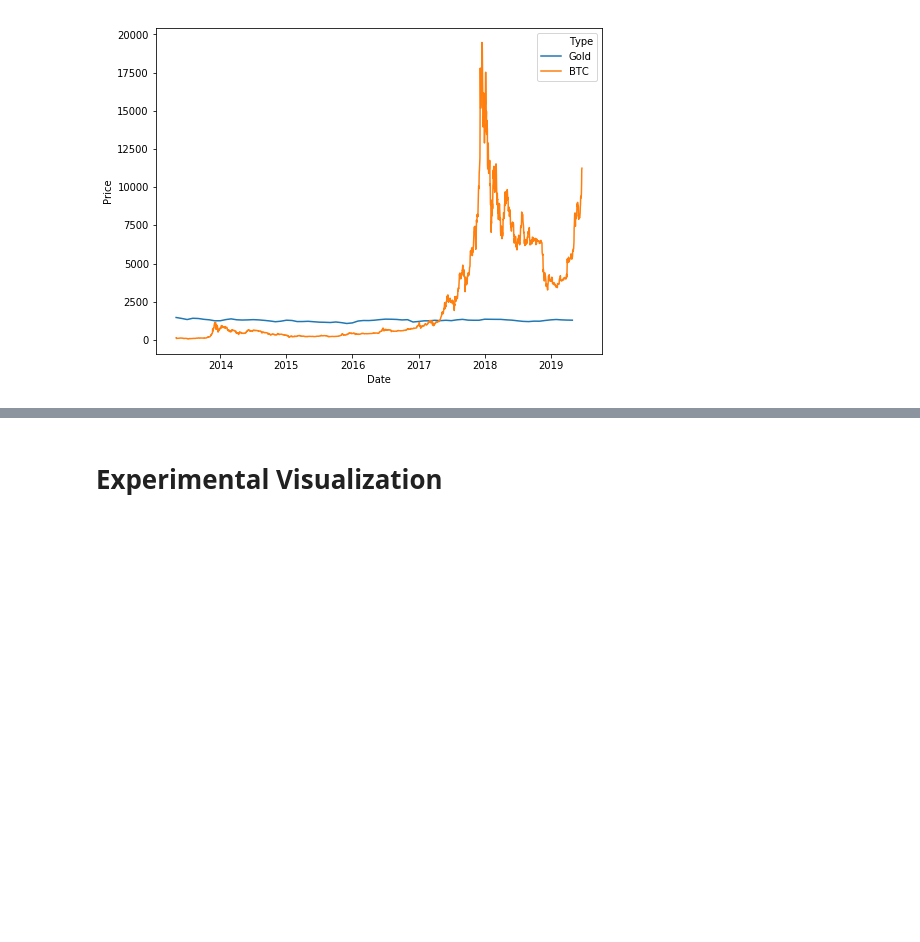
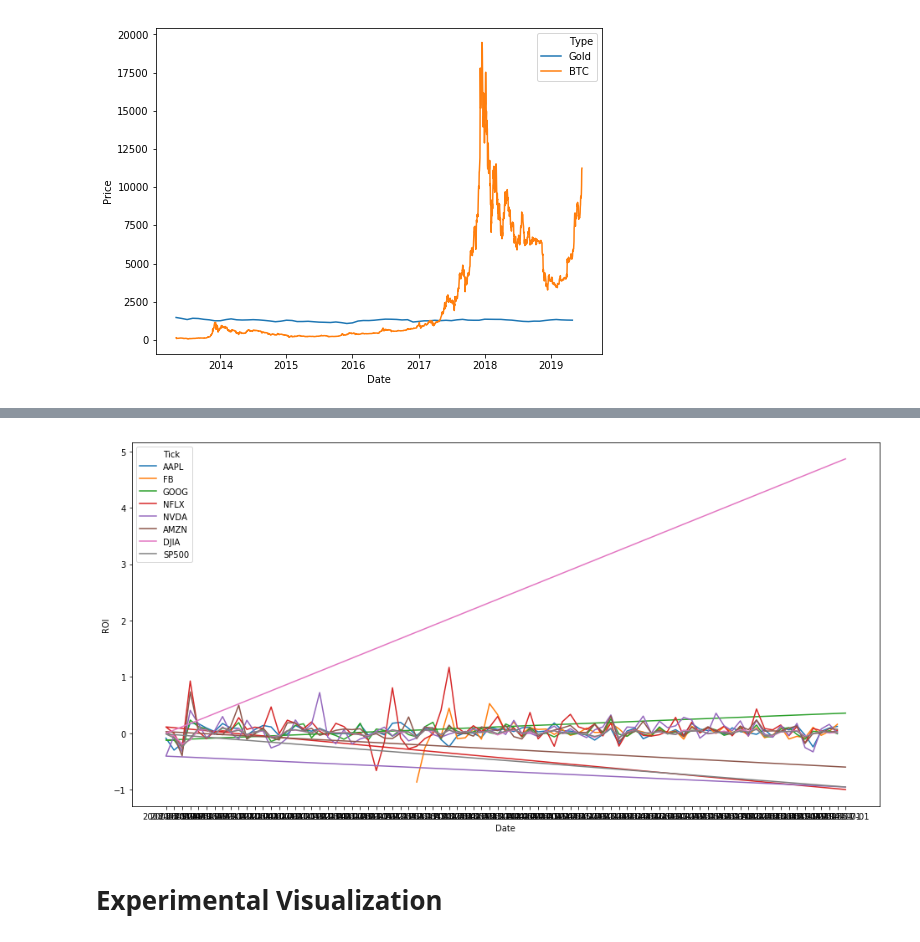
Before and after one commit to LambdaSchool-Sprints/DS-Unit-1-Sprint-5-Data-Storytelling-Blog-Post, a Jupyter notebook: BitcoinStorytellingProject.ipynb, the cells around one changed output, grey strips where cells are left out. Drawn from its saved outputs; the diff is of its cells as text; code cells hidden in the pictures; blank space fills up the shorter version.

```diff
--- a/BitcoinStorytellingProject.ipynb
+++ b/BitcoinStorytellingProject.ipynb
@@ -429,0 +593,5 @@ memory usage: 35.2 KB
+# %%
+mstocks = stocks[stocks['First of month'] == 1]
+
+print(mstocks.shape)
+mstocks.head()
@@ -429,0 +606,5 @@ memory usage: 35.2 KB
+# %%
+mstocks['ROI'] = mstocks['High'].pct_change()
+
+print(mstocks.shape)
+mstocks.head()
@@ -565,3 +800,9 @@ sns.lineplot(x = 'Date', y='Price', data=df1, hue='Type');
+# %%
+fig, ax = plt.subplots(figsize=(16,8), facecolor='w');
+
+sns.lineplot(x = 'Date', y='ROI', data=mstocks, hue='Tick');
+# %% [output]
+[figure, added]
 # %% [markdown]
 # Experimental Visualization
 # %%
```
Also changed, not shown: parts of 26 cells of this notebook.
